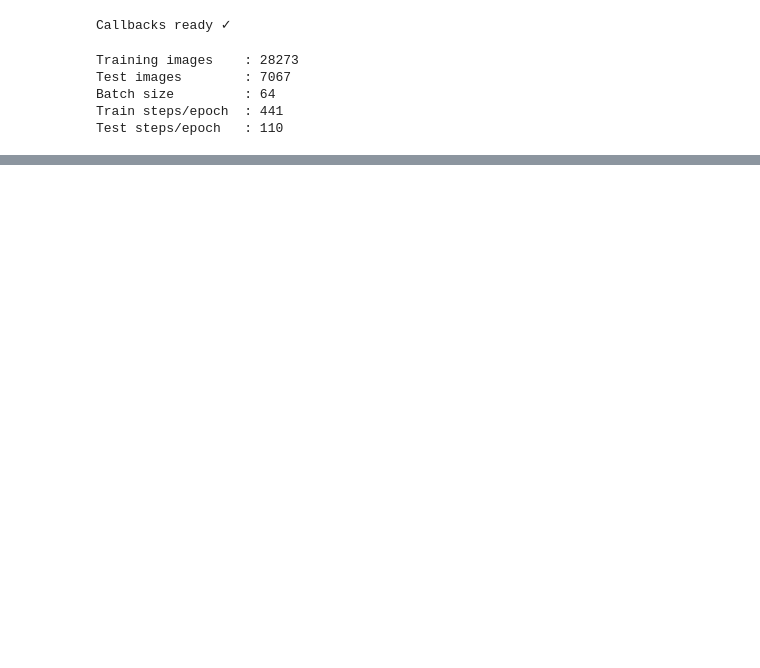
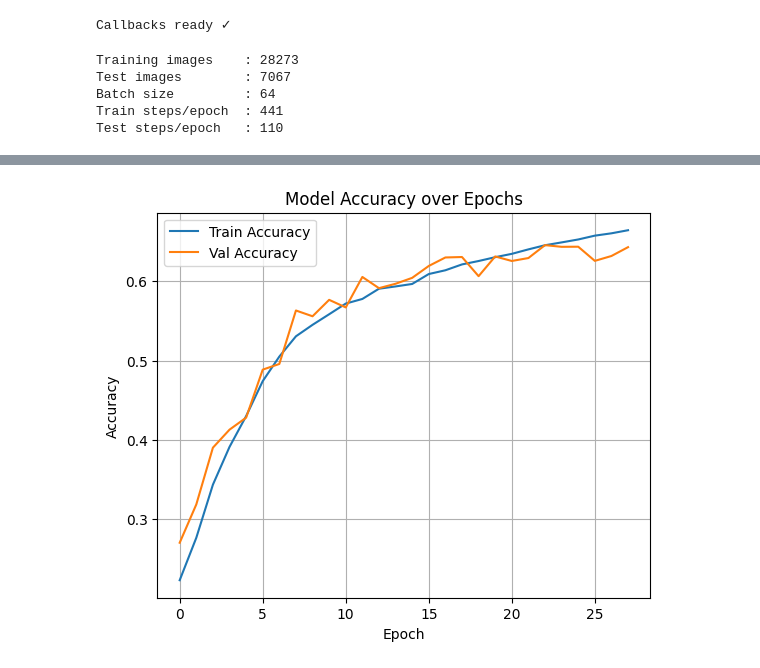
Before and after one commit to springboardmentor442n-coder/Emotion-Detection-and-Music-Recommendation-System, a Jupyter notebook: springboard-1.ipynb, the cells around one changed output, grey strips where cells are left out. Saved outputs shown, nothing was run; the diff lists cells and outputs as text; code cells hidden in the pictures; blank space fills up the shorter version.

Commit message:
Kaggle Notebook | springboard_1 | training and evaluation

```diff
--- a/springboard-1.ipynb
+++ b/springboard-1.ipynb
@@ -447,6 +465,19 @@ def build_model():
     model.add(MaxPooling2D(pool_size=(2,2)))
     model.add(Dropout(0.25))
 
+
+    # -------------------------------------------------------
+    # BLOCK 4 — new! learns even more complex features
+    # -------------------------------------------------------
+    model.add(Conv2D(512, (3,3), padding='same'))
+    model.add(BatchNormalization())
+    model.add(Activation('relu'))
+    model.add(Conv2D(512, (3,3), padding='same'))
+    model.add(BatchNormalization())
+    model.add(Activation('relu'))
+    model.add(MaxPooling2D(pool_size=(2,2)))
+    model.add(Dropout(0.25))
+
     # --------------------------------------------------------
     # CLASSIFIER: convert learned features into a prediction
     # --------------------------------------------------------
@@ -455,6 +486,13 @@ def build_model():
     # 6 x 6 x 256 = 9216 numbers in a single row
     # Dense layers need 1D input, not 3D
     model.add(Flatten())
+
+    model.add(Flatten())
+
+    model.add(Dense(256))          # bigger than before (was 128)
+    model.add(BatchNormalization())
+    model.add(Activation('relu'))
+    model.add(Dropout(0.5))
 
     # Dense = fully connected layer
     # every neuron connects to every input
@@ -633,0 +679,48 @@ Epoch 6: val_accuracy improved from 0.44148 to 0.45284, saving model to best_mod
+# %%
+# ============================================================
+# STEP 8: PLOT TRAINING RESULTS
+#
+# remember 'history' recorded everything during training
+# now we visualize it so we can understand what happened
+# ============================================================
+
+# 8A. ACCURACY PLOT
+# shows how accuracy changed every epoch
+# ============================================================
+
+plt.figure(figsize=(14, 5))
+
+plt.subplot(1, 2, 1)
+# ^^^^^^^^^^^^^^^^^^
+# subplot(rows, cols, position)
+# 1 row, 2 columns, this is plot number 1
+# puts accuracy and loss side by side
+
+plt.plot(history.history['accuracy'], label='Train Accuracy')
+# ^^^^^^^^^^^^^^^^^^^^^^^^^^^^^^^^^^^^
+# history.history['accuracy'] = list of training accuracy
+# for every epoch
+# e.g. [0.23, 0.33, 0.41, 0.51, ...]
+# plt.plot draws a line connecting all these points
+
+plt.plot(history.history['val_accuracy'], label='Val Accuracy')
+# ^^^^^^^^^^^^^^^^^^^^^^^^^^^^^^^^^^^^^^
+# val_accuracy = accuracy on test images
+# this is the REAL measure of performance
+# model never trained on these images
+
+plt.title('Model Accuracy over Epochs')
+plt.xlabel('Epoch')
+# what the x axis represents (epoch number)
+
+plt.ylabel('Accuracy')
+# what the y axis represents (accuracy 0.0 to 1.0)
+
+plt.legend()
+# shows the colored key explaining which line is which
+# "Train Accuracy" and "Val Accuracy"
+
+plt.grid(True)
+# adds faint grid lines — makes it easier to read values
+# %% [output]
+[figure, added]
```
Also changed, not shown: parts of 11 cells of this notebook.
